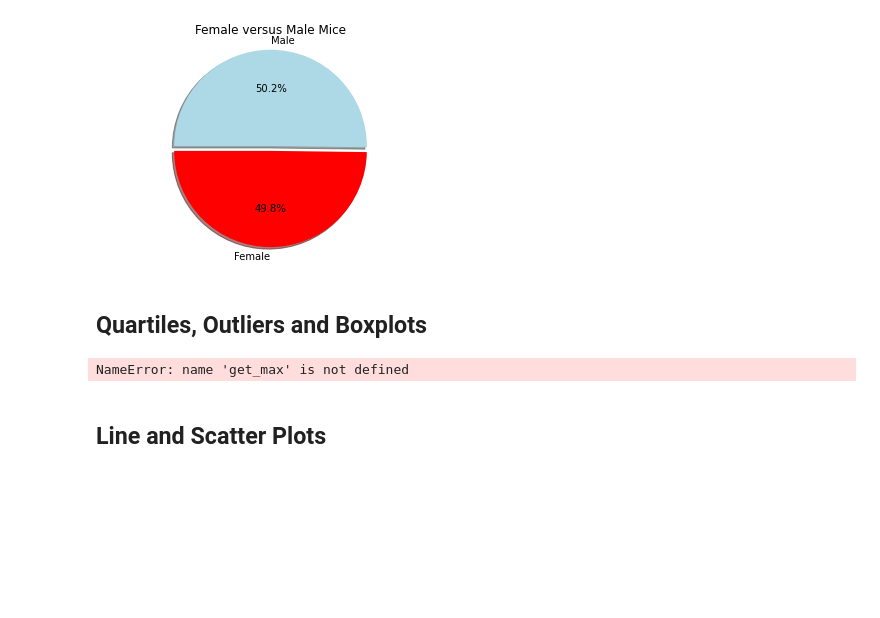
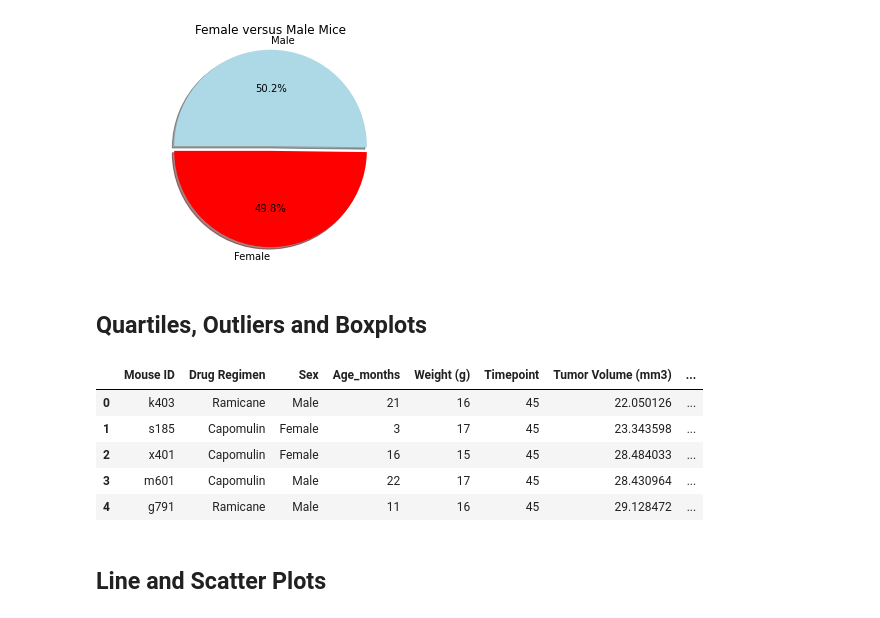
Before and after one commit to Lbrady1025/matplotlib-challenge, a Jupyter notebook: Pymaceuticals/pymaceuticals_starter.ipynb, the cells around one changed output. Saved outputs shown, nothing was run; the diff lists cells and outputs as text; code cells hidden in the pictures; blank space fills up the shorter version.

Commit message:
updated commit with max tumor volume and begin IQR

```diff
--- a/Pymaceuticals/pymaceuticals_starter.ipynb
+++ b/Pymaceuticals/pymaceuticals_starter.ipynb
@@ -205,12 +205,21 @@ plt.show()
 # %%
 # Calculate the final tumor volume of each mouse across four of the treatment regimens:
 # Capomulin, Ramicane, Infubinol, and Ceftamin
 
 # Start by getting the last (greatest) timepoint for each mouse
-get_max
-
+get_max = clean_data.groupby(["Mouse ID"])
+max_timepoints = get_max["Timepoint"].max()
+max_timepoints = max_timepoints.reset_index()
+#max_timepoints.head()
 # Merge this group df with the original dataframe to get the tumor volume at the last timepoint
+merged_df = pd.merge(clean_data,max_timepoints,on=["Mouse ID","Timepoint"])
+merged_df.head()
 # %% [output]
-NameError: name 'get_max' is not defined
+|  | Mouse ID | Drug Regimen | Sex | Age_months | Weight (g) | Timepoint | Tumor Volume (mm3) | ... |
+| 0 | k403 | Ramicane | Male | 21 | 16 | 45 | 22.050126 | ... |
+| 1 | s185 | Capomulin | Female | 3 | 17 | 45 | 23.343598 | ... |
+| 2 | x401 | Capomulin | Female | 16 | 15 | 45 | 28.484033 | ... |
+| 3 | m601 | Capomulin | Male | 22 | 17 | 45 | 28.430964 | ... |
+| 4 | g791 | Ramicane | Male | 11 | 16 | 45 | 29.128472 | ... |
 # %%
 # Put treatments into a list for for loop (and later for plot labels)
```
Also changed, not shown: parts of 1 cell of this notebook.
